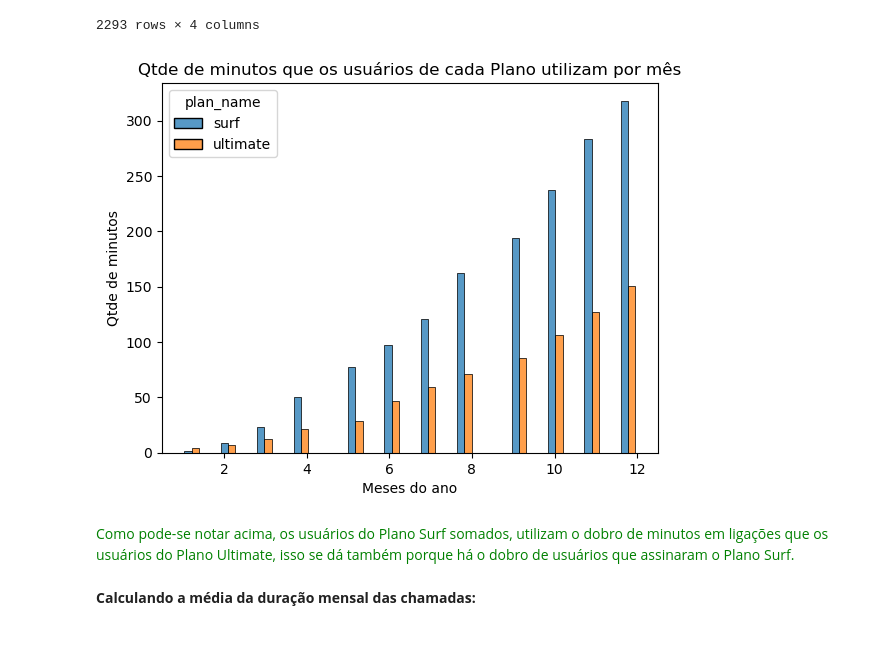
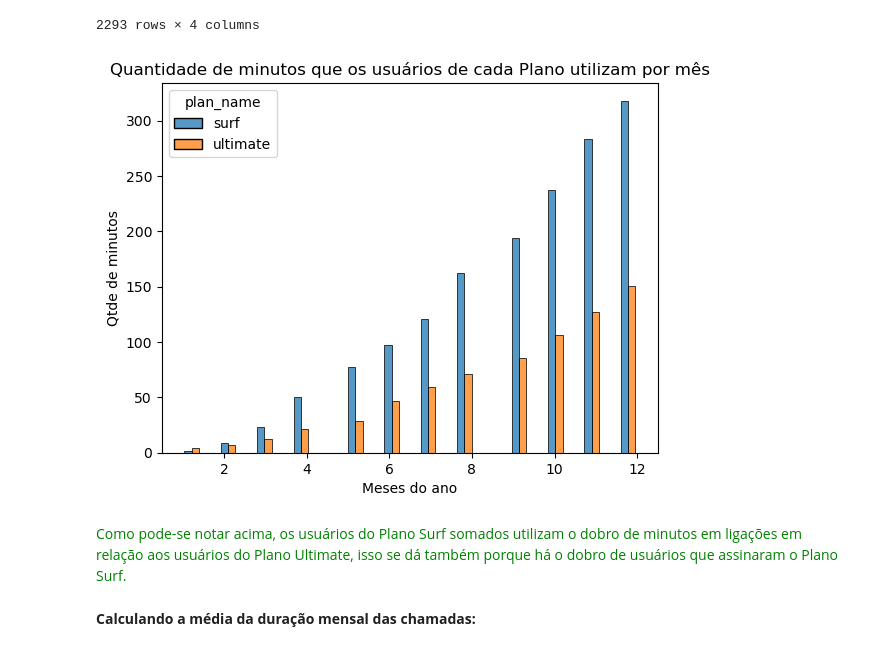
Before and after one commit to Marcusprog/Personal-Projects, a Jupyter notebook: Sprint 4/Planos de Celular.ipynb, the cells around one changed output. Drawn from its saved outputs; the diff is of its cells as text; code cells hidden in the pictures.

```diff
--- a/Sprint 4/Planos de Celular.ipynb
+++ b/Sprint 4/Planos de Celular.ipynb
@@ -656,13 +656,13 @@ df_min_necs
 2293 rows × 4 columns
 # %%
 sns.histplot(data=df_min_necs, x="mes", hue="plan_name", multiple="dodge", shrink=.8)
-plt.title('Qtde de minutos que os usuários de cada Plano utilizam por mês')
+plt.title('Quantidade de minutos que os usuários de cada Plano utilizam por mês')
 plt.xlabel('Meses do ano')
 plt.ylabel('Qtde de minutos');
 # %% [output]
-[figure, old version]
+[figure, new version]
 # %% [markdown]
-<span style="color:green;">Como pode-se notar acima, os usuários do Plano Surf somados, utilizam o dobro de minutos em ligações que os usuários do Plano Ultimate, isso se dá também porque há o dobro de usuários que assinaram o Plano Surf.</span>
+<span style="color:green;">Como pode-se notar acima, os usuários do Plano Surf somados utilizam o dobro de minutos em ligações em relação aos usuários do Plano Ultimate, isso se dá também porque há o dobro de usuários que assinaram o Plano Surf.</span>
 # %% [markdown]
 **Calculando a média da duração mensal das chamadas:**
 # %%
```
Also changed, not shown: parts of 15 cells of this notebook.
